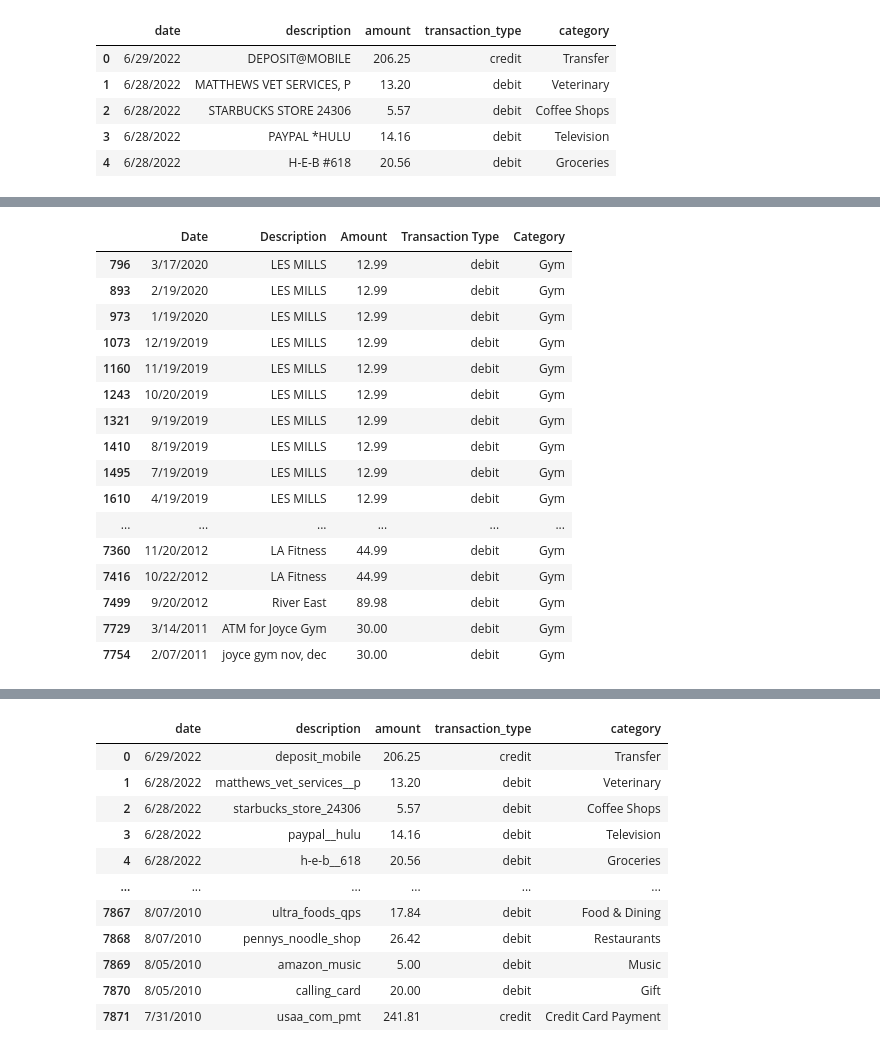
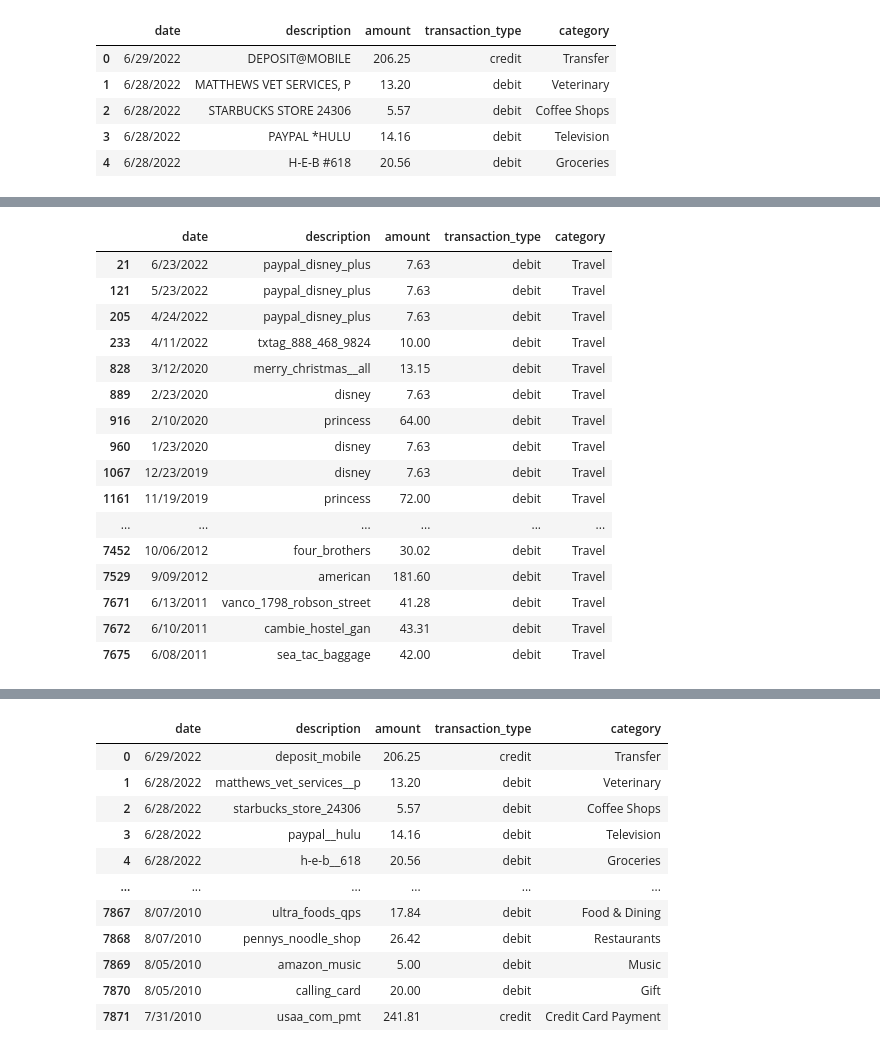
Before and after one commit to Severina7/personal_project, a Jupyter notebook: personal_project.ipynb, the cells around one changed output, grey strips where cells are left out. Cells and saved outputs as stored; diff of their text form; code cells hidden in the pictures.

```diff
--- a/personal_project.ipynb
+++ b/personal_project.ipynb
@@ -299,20 +226,0 @@ transactions4[transactions4.Category == 'Education']
-# %%
-transactions4[transactions4.Category == 'Gym']
-# %% [output]
-|  | Date | Description | Amount | Transaction Type | Category |
-| 796 | 3/17/2020 | LES MILLS | 12.99 | debit | Gym |
-| 893 | 2/19/2020 | LES MILLS | 12.99 | debit | Gym |
-| 973 | 1/19/2020 | LES MILLS | 12.99 | debit | Gym |
-| 1073 | 12/19/2019 | LES MILLS | 12.99 | debit | Gym |
-| 1160 | 11/19/2019 | LES MILLS | 12.99 | debit | Gym |
-| 1243 | 10/20/2019 | LES MILLS | 12.99 | debit | Gym |
-| 1321 | 9/19/2019 | LES MILLS | 12.99 | debit | Gym |
-| 1410 | 8/19/2019 | LES MILLS | 12.99 | debit | Gym |
-| 1495 | 7/19/2019 | LES MILLS | 12.99 | debit | Gym |
-| 1610 | 4/19/2019 | LES MILLS | 12.99 | debit | Gym |
-| ... | ... | ... | ... | ... | ... |
-| 7360 | 11/20/2012 | LA Fitness | 44.99 | debit | Gym |
-| 7416 | 10/22/2012 | LA Fitness | 44.99 | debit | Gym |
-| 7499 | 9/20/2012 | River East | 89.98 | debit | Gym |
-| 7729 | 3/14/2011 | ATM for Joyce Gym | 30.00 | debit | Gym |
-| 7754 | 2/07/2011 | joyce gym nov, dec | 30.00 | debit | Gym |
@@ -321,2 +227,22 @@ transactions4.Category == 'Gym'
+# %%
+transactions5[transactions5.category == 'Travel']
+# %% [output]
+|  | date | description | amount | transaction_type | category |
+| 21 | 6/23/2022 | paypal_disney_plus | 7.63 | debit | Travel |
+| 121 | 5/23/2022 | paypal_disney_plus | 7.63 | debit | Travel |
+| 205 | 4/24/2022 | paypal_disney_plus | 7.63 | debit | Travel |
+| 233 | 4/11/2022 | txtag_888_468_9824 | 10.00 | debit | Travel |
+| 828 | 3/12/2020 | merry_christmas__all | 13.15 | debit | Travel |
+| 889 | 2/23/2020 | disney | 7.63 | debit | Travel |
+| 916 | 2/10/2020 | princess | 64.00 | debit | Travel |
+| 960 | 1/23/2020 | disney | 7.63 | debit | Travel |
+| 1067 | 12/23/2019 | disney | 7.63 | debit | Travel |
+| 1161 | 11/19/2019 | princess | 72.00 | debit | Travel |
+| ... | ... | ... | ... | ... | ... |
+| 7452 | 10/06/2012 | four_brothers | 30.02 | debit | Travel |
+| 7529 | 9/09/2012 | american | 181.60 | debit | Travel |
+| 7671 | 6/13/2011 | vanco_1798_robson_street | 41.28 | debit | Travel |
+| 7672 | 6/10/2011 | cambie_hostel_gan | 43.31 | debit | Travel |
+| 7675 | 6/08/2011 | sea_tac_baggage | 42.00 | debit | Travel |
 # %%
 transactions5['description'] = transactions5['description'].str.strip()
```
Also changed, not shown: parts of 19 cells of this notebook.
